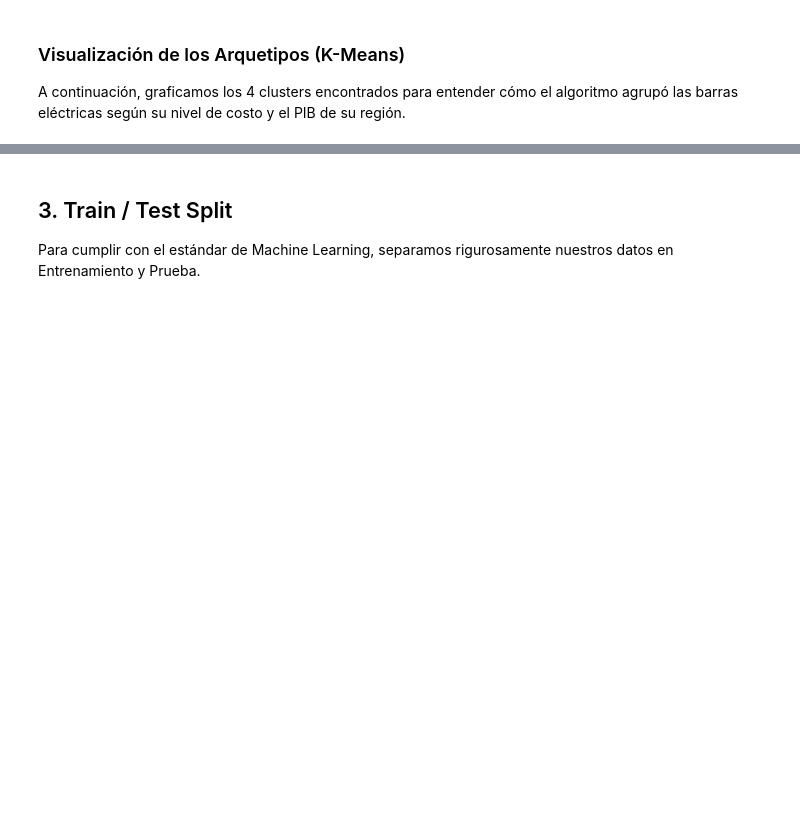
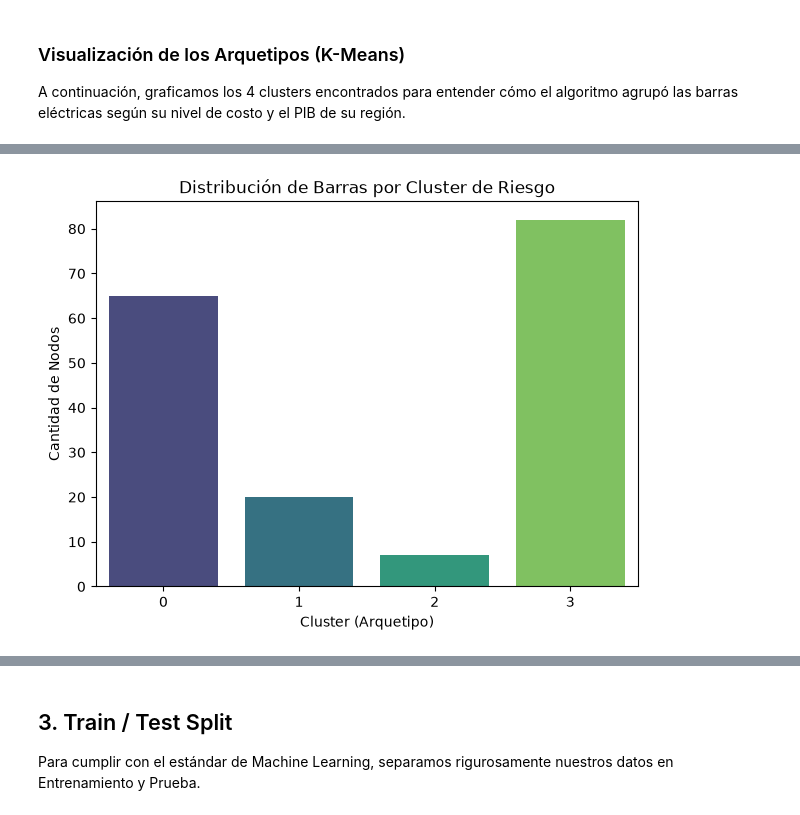
Before and after one commit to carlos31255/ET_ciencia_datos, a Jupyter notebook: models/02_modelo_riesgo.ipynb, the cells around one changed output, grey strips where cells are left out. Drawn from its saved outputs; the diff is of its cells as text; code cells hidden in the pictures; blank space fills up the shorter version.

```diff
--- a/models/02_modelo_riesgo.ipynb
+++ b/models/02_modelo_riesgo.ipynb
@@ -117,0 +109,11 @@ plt.show()
+# %%
+import seaborn as sns
+
+plt.figure(figsize=(7, 5))
+sns.countplot(data=df_clean, x='cluster_riesgo', palette='viridis')
+plt.title('Distribución de Barras por Cluster de Riesgo')
+plt.xlabel('Cluster (Arquetipo)')
+plt.ylabel('Cantidad de Nodos')
+plt.show()
+# %% [output]
+[figure, added]
```
Also changed, not shown: parts of 11 cells of this notebook, 3 other files.
